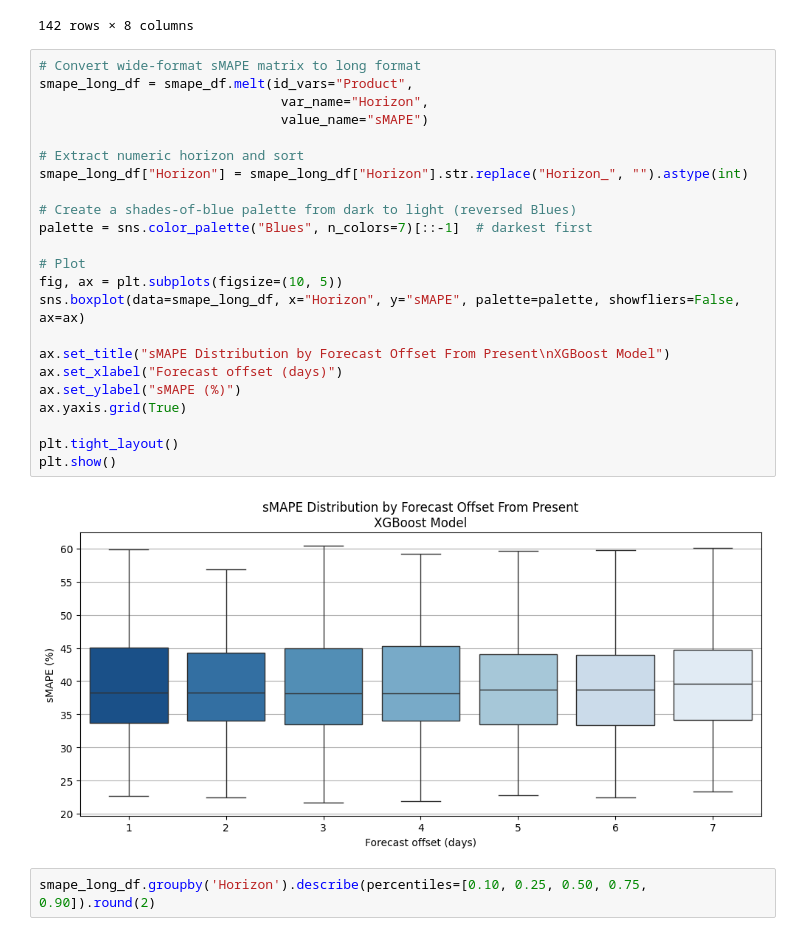
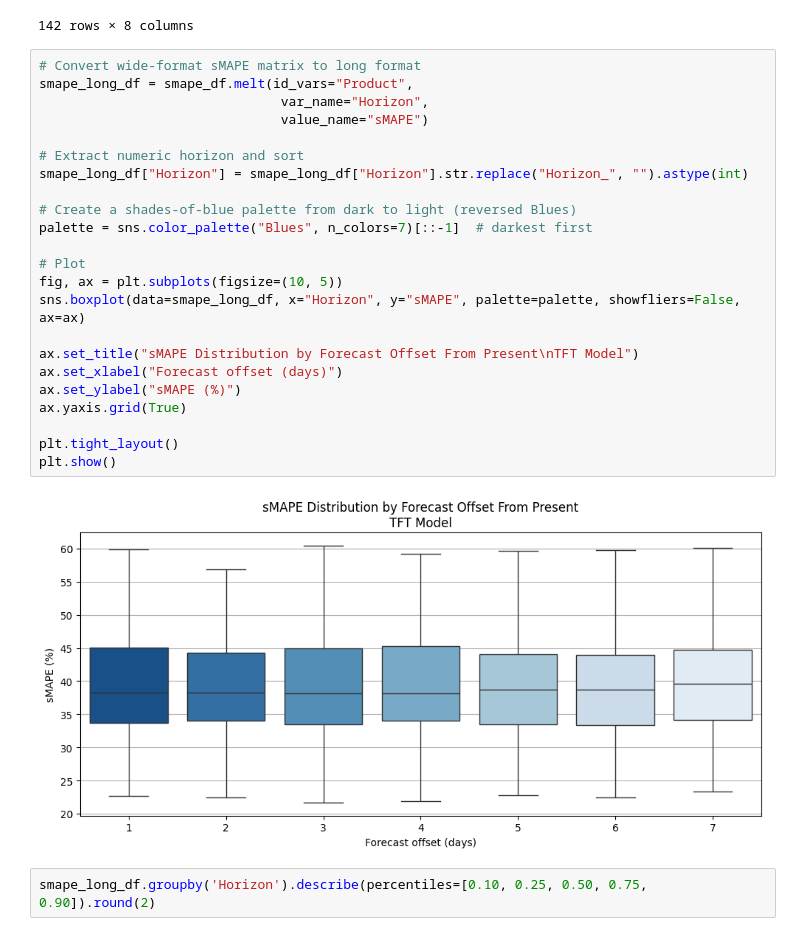
Before and after one commit to luizvalle/ieor4578_project2, a Jupyter notebook: notebooks/tft/tft_exploration4.ipynb, the cells around one changed output. Drawn from its saved outputs; the diff is of its cells as text.

```diff
--- a/notebooks/tft/tft_exploration4.ipynb
+++ b/notebooks/tft/tft_exploration4.ipynb
@@ -817,28 +817,28 @@ smape_df
 # %%
 # Convert wide-format sMAPE matrix to long format
 smape_long_df = smape_df.melt(id_vars="Product",
                                var_name="Horizon",
                                value_name="sMAPE")
 
 # Extract numeric horizon and sort
 smape_long_df["Horizon"] = smape_long_df["Horizon"].str.replace("Horizon_", "").astype(int)
 
 # Create a shades-of-blue palette from dark to light (reversed Blues)
 palette = sns.color_palette("Blues", n_colors=7)[::-1]  # darkest first
 
 # Plot
 fig, ax = plt.subplots(figsize=(10, 5))
 sns.boxplot(data=smape_long_df, x="Horizon", y="sMAPE", palette=palette, showfliers=False, ax=ax)
 
-ax.set_title("sMAPE Distribution by Forecast Offset From Present\nXGBoost Model")
+ax.set_title("sMAPE Distribution by Forecast Offset From Present\nTFT Model")
 ax.set_xlabel("Forecast offset (days)")
 ax.set_ylabel("sMAPE (%)")
 ax.yaxis.grid(True)
 
 plt.tight_layout()
 plt.show()
 # %% [output]
-[figure, old version]
+[figure, new version]
 # %%
 smape_long_df.groupby('Horizon').describe(percentiles=[0.10, 0.25, 0.50, 0.75, 0.90]).round(2)
 # %% [output]
```
